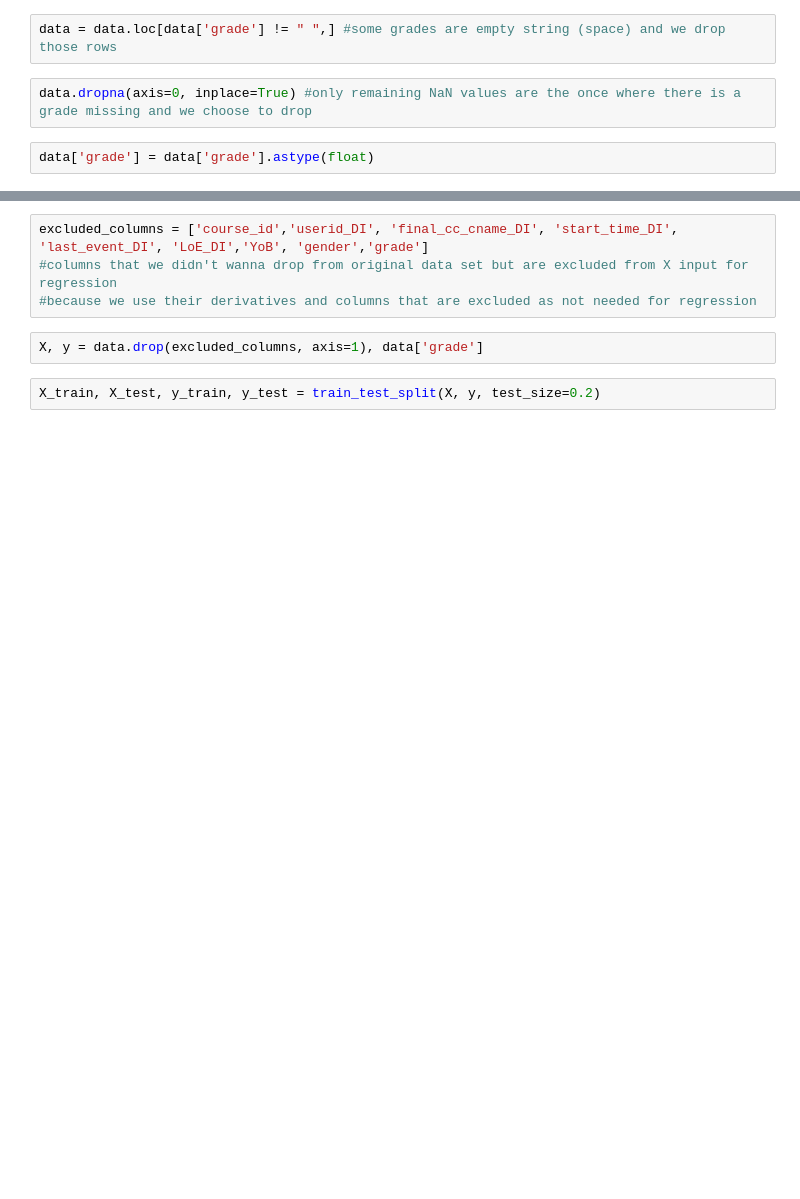
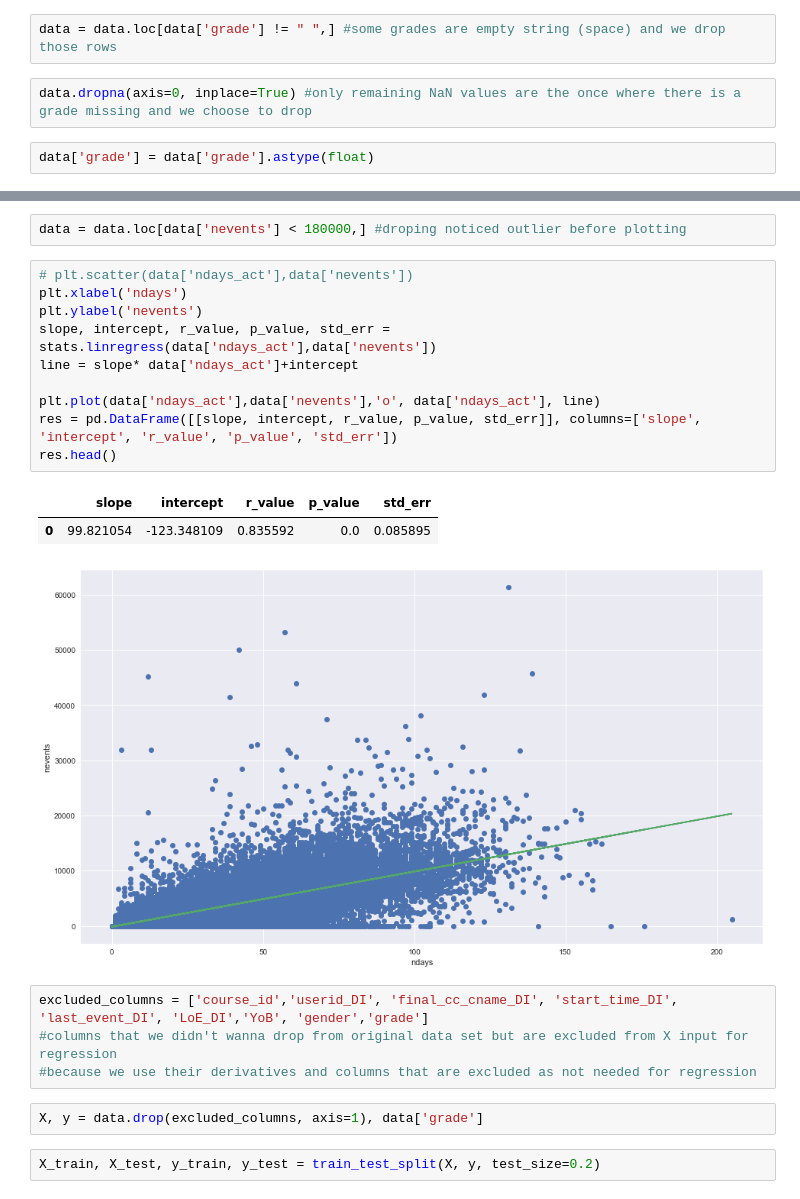
Before and after one commit to nadjalc/CSSproject, a Jupyter notebook: CSSproject.ipynb, the cells around one changed output, grey strips where cells are left out. Drawn from its saved outputs; the diff is of its cells as text; blank space fills up the shorter version.

```diff
--- a/CSSproject.ipynb
+++ b/CSSproject.ipynb
@@ -219,3 +263,19 @@ data.shape #we lost 48372 rows
+# %%
+data = data.loc[data['nevents'] < 180000,] #droping noticed outlier before plotting
+# %%
+# plt.scatter(data['ndays_act'],data['nevents'])
+plt.xlabel('ndays')
+plt.ylabel('nevents')
+slope, intercept, r_value, p_value, std_err = stats.linregress(data['ndays_act'],data['nevents'])
+line = slope* data['ndays_act']+intercept
+
+plt.plot(data['ndays_act'],data['nevents'],'o', data['ndays_act'], line)
+res = pd.DataFrame([[slope, intercept, r_value, p_value, std_err]], columns=['slope', 'intercept', 'r_value', 'p_value', 'std_err'])
+res.head()
+# %% [output]
+|  | slope | intercept | r_value | p_value | std_err |
+| 0 | 99.821054 | -123.348109 | 0.835592 | 0.0 | 0.085895 |
+[figure, added]
 # %%
 excluded_columns = ['course_id','userid_DI', 'final_cc_cname_DI', 'start_time_DI', 'last_event_DI', 'LoE_DI','YoB', 'gender','grade']
 #columns that we didn't wanna drop from original data set but are excluded from X input for regression
```
Also changed, not shown: parts of 7 cells of this notebook, 1 other file.
